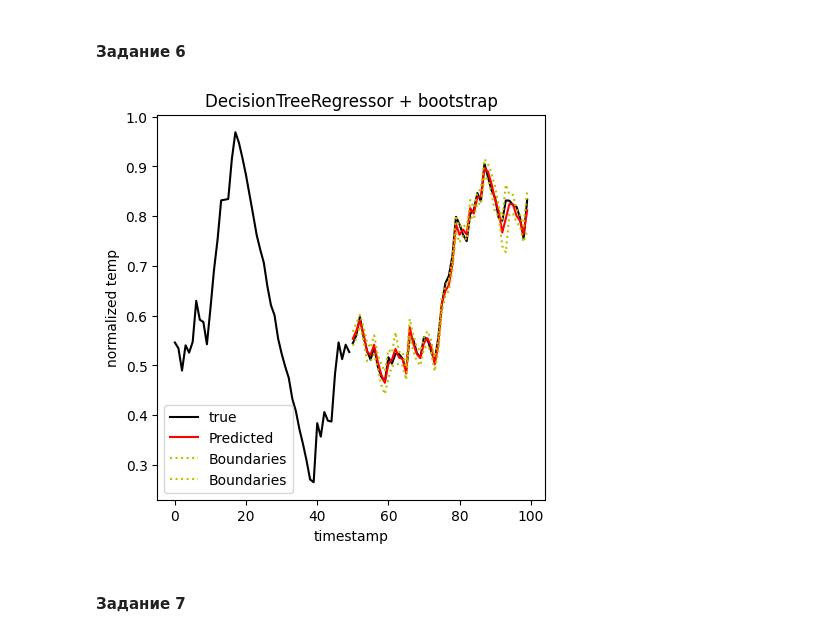
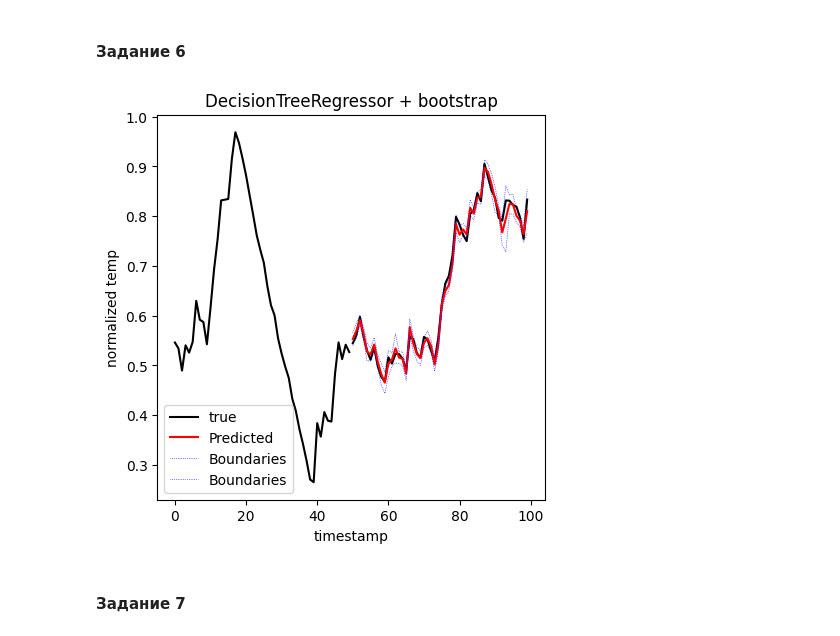
Before and after one commit to BROsandr/IUS, a Jupyter notebook: lab7/Lab7_task.ipynb, the cells around one changed output. Saved outputs shown, nothing was run; the diff lists cells and outputs as text; code cells hidden in the pictures.

```diff
--- a/lab7/Lab7_task.ipynb
+++ b/lab7/Lab7_task.ipynb
@@ -172,18 +172,12 @@ def regr_mape(y_pred, y_test):
 
 def train(model, model_name, evaluate, X_train, y_train, X_test, y_test):
 
-    score_test = []
-    y_pred = []
-
-    trained = model.fit(X_train,y_train)
-
-    for i in range(len(X_test)):
-        predicted = trained.predict(X_test[i].reshape(1,-1))
-        y_pred.append( predicted[0] )
-        score_test.append( evaluate(y_pred,  y_test[i].reshape(1,-1)) )
-
-    y_pred_train = trained.predict(X_train)
-    score_train = evaluate(y_pred_train, y_train )
+    # Напишите здесь свой код
+    model.fit(X_train,y_train)
+    y_pred = model.predict(X_test)
+    score_test = evaluate(y_pred, y_test)
+    y_pred_train = model.predict(X_train)
+    score_train = evaluate(y_pred_train, y_train)
 
     return (score_train, score_test, y_pred)
 # %% [markdown]
@@ -269,28 +263,27 @@ interval
 # %%
 alpha = 0.05
 
-
-means = [np.mean(predictions[:,i]) for i in range(len(predictions[0]))]
+means = np.apply_along_axis(np.mean, 0, predictions)
 boundaries = np.asarray([stat_intervals(predictions[:,i], alpha) for i in range(len(predictions[0]))])
 # %%
 plt.figure(figsize=(5,5))
 length = 50
 x1 = np.linspace(start=0, stop=length, num=length, endpoint=False)
 x2 = np.linspace(start=length, stop=2*length, num=length, endpoint=False)
 plt.plot(x1, y_train[-length:], c='black')
 plt.plot(x2, y_test[:length], c='black', label='true')
 plt.legend()
 plt.xlabel('timestamp')
 plt.ylabel('normalized temp')
 plt.title('DecisionTreeRegressor + bootstrap')
 
 plt.plot(x2, means[:length], c='red', label='Predicted')
-plt.plot(x2, boundaries[:length], 'y:', label='Boundaries')
+plt.plot(x2, boundaries[:length], 'b:', linewidth = 0.5, label='Boundaries')
 plt.legend()
 
 plt.show()
 # %% [output]
-[figure, old version]
+[figure, new version]
 # %% [markdown]
 #### **Задание 7**
 # %% [markdown]
```
Also changed, not shown: parts of 5 cells of this notebook.
